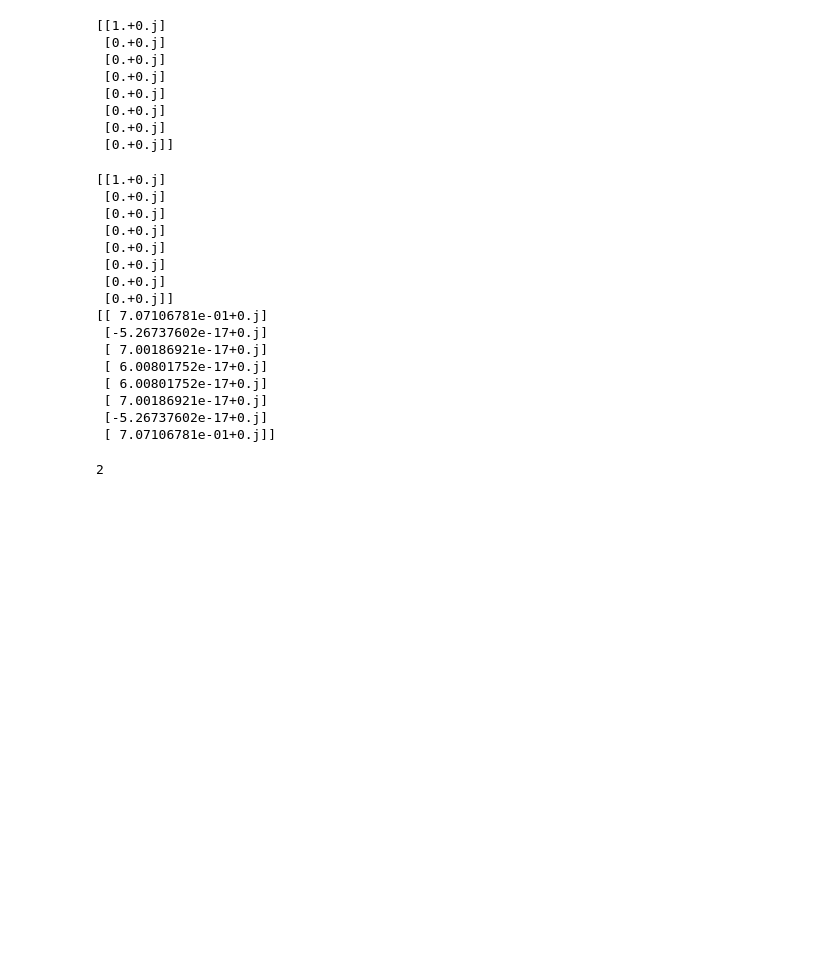
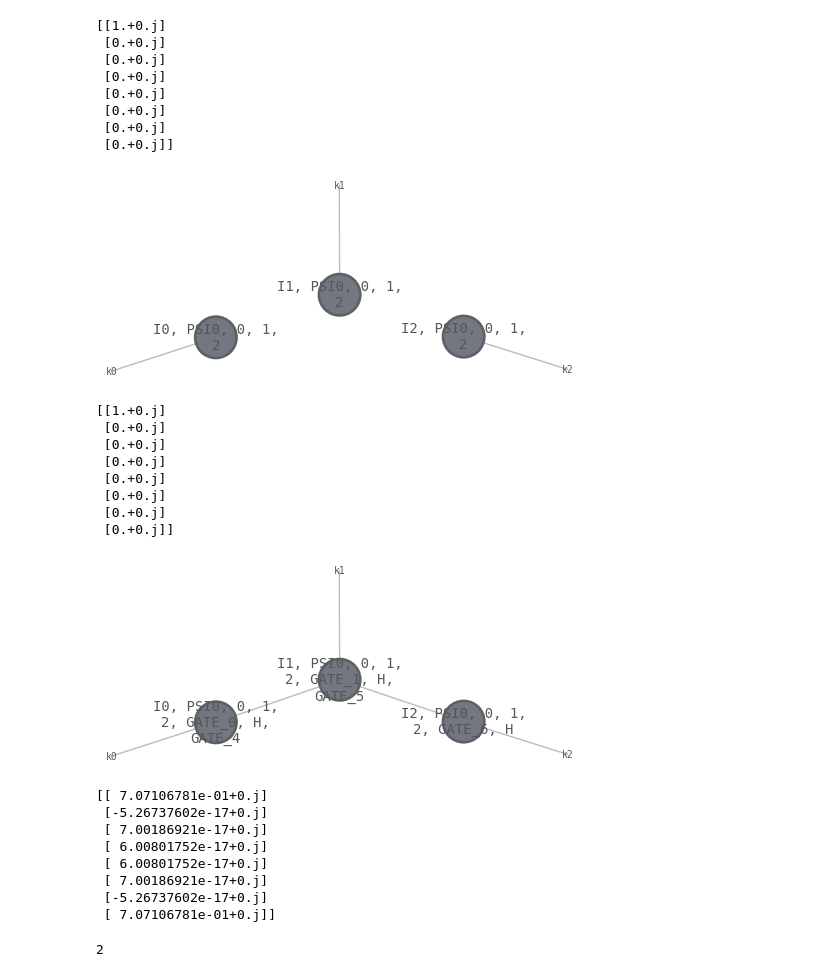
Before and after one commit to PietropaoloFrisoni/pennylane-lightning, a Jupyter notebook: notebooks/FrisusExperiments.ipynb, the cells around one changed output. Saved outputs shown, nothing was run; the diff lists cells and outputs as text; code cells hidden in the pictures; blank space fills up the shorter version.

```diff
--- a/notebooks/FrisusExperiments.ipynb
+++ b/notebooks/FrisusExperiments.ipynb
@@ -123,22 +131,27 @@ qtn.Circuit(N=len(wires), tags=[str(l) for l in wires.labels]).to_dense()
 # %%
 qc = qtn.CircuitMPS(N=len(wires), tags=[str(l) for l in wires.labels])
 
 gates = [
     ("H", 0),
     ("H", 1),
     ("CNOT", 1, 2),
     ("CNOT", 0, 2),
     ("H", 0),
     ("H", 1),
     ("H", 2),
 ]
 
+qc.psi.draw()
+
 print(qc.psi.to_dense())
 
 qc.apply_gates(gates)
 
+qc.psi.draw()
+
 print(qc.psi.to_dense())
 # %% [output]
+[figure, added]
 [[1.+0.j]
  [0.+0.j]
  [0.+0.j]
@@ -147,14 +160,15 @@ print(qc.psi.to_dense())
  [0.+0.j]
  [0.+0.j]
  [0.+0.j]]
-[[ 7.07106781e-01+0.j]
- [-5.26737602e-17+0.j]
- [ 7.00186921e-17+0.j]
- [ 6.00801752e-17+0.j]
- [ 6.00801752e-17+0.j]
- [ 7.00186921e-17+0.j]
- [-5.26737602e-17+0.j]
- [ 7.07106781e-01+0.j]]
+[figure, added]
+[[ 7.07106781e-01+0.j]
+ [-5.26737602e-17+0.j]
+ [ 7.00186921e-17+0.j]
+ [ 6.00801752e-17+0.j]
+ [ 6.00801752e-17+0.j]
+ [ 7.00186921e-17+0.j]
+ [-5.26737602e-17+0.j]
+ [ 7.07106781e-01+0.j]]
 # %%
 qc.psi.max_bond()
 # %% [output]
```
Also changed, not shown: parts of 3 cells of this notebook, 1 other file.
